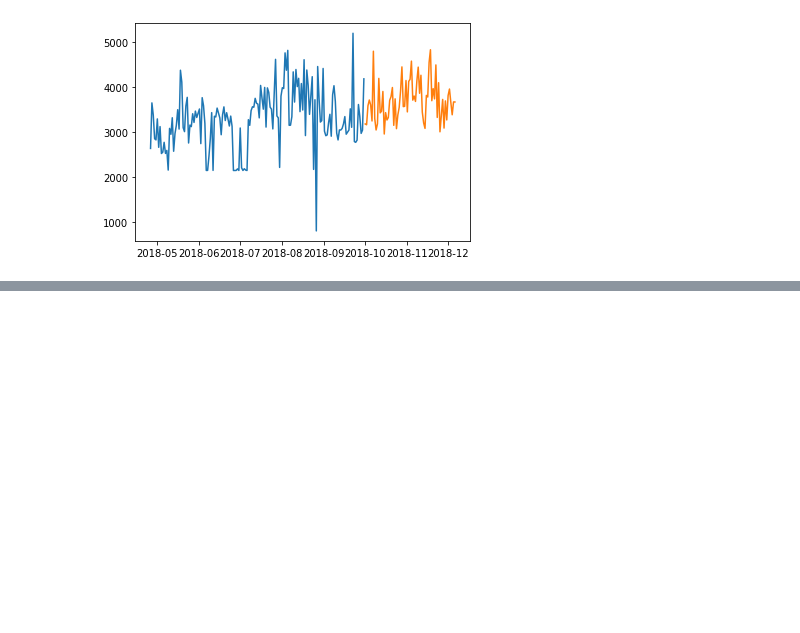
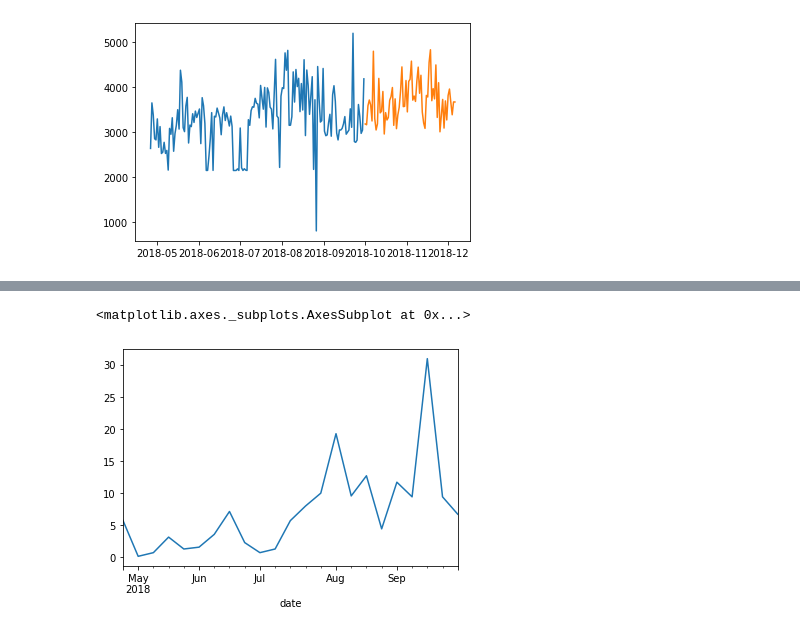
Before and after one commit to ThompsonBethany01/Its-About-Time-Series, a Jupyter notebook: Data_Summary.ipynb, the cells around one changed output, grey strips where cells are left out. Cells and saved outputs as stored; diff of their text form; code cells hidden in the pictures; blank space fills up the shorter version.

```diff
--- a/Data_Summary.ipynb
+++ b/Data_Summary.ipynb
@@ -144,0 +162,5 @@ plt.plot(test.index, test.cals_burned)
+# %%
+train.floors.resample('W').mean().plot()
+# %% [output]
+<matplotlib.axes._subplots.AxesSubplot at 0x...>
+[figure, added]
```
Also changed, not shown: parts of 9 cells of this notebook.
